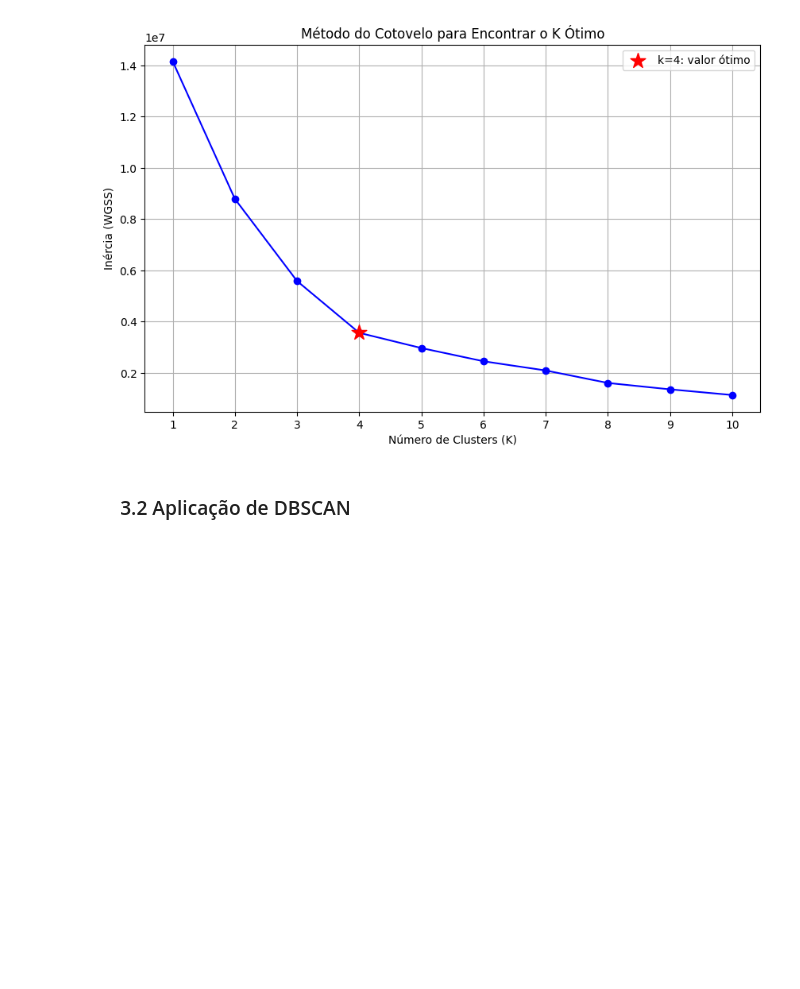
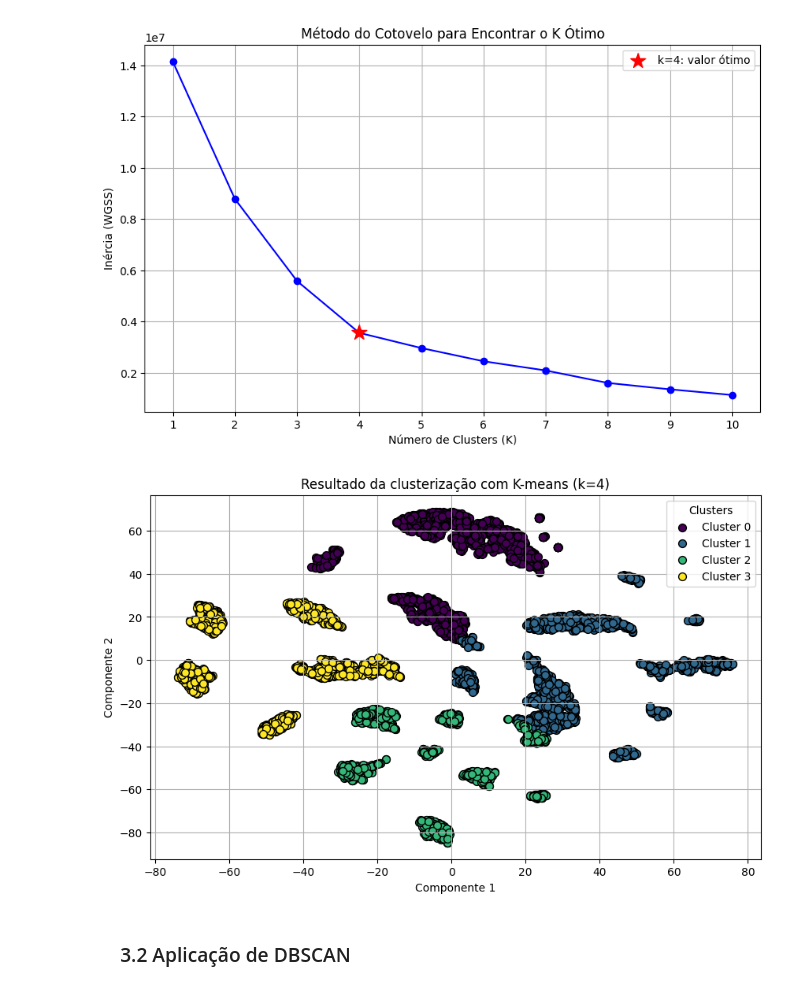
Before and after one commit to DouglaxN/project-unsupervised, a Jupyter notebook: Final/main.ipynb, the cells around one changed output. Drawn from its saved outputs; the diff is of its cells as text; code cells hidden in the pictures; blank space fills up the shorter version.

Commit message:
implement clusterization with k-means

```diff
--- a/Final/main.ipynb
+++ b/Final/main.ipynb
@@ -283,6 +330,32 @@ if k_target in k_range:
 plt.show()
 # %% [output]
 [figure]
+# %%
+# Aplicação do k-means com k=4
+kmeans = KMeans(n_clusters=4, max_iter=500, random_state=42)
+kmeans.fit(df_kmeans)
+kmeans_centroids = kmeans.cluster_centers_
+kmeans_labels = kmeans.labels_
+# %%
+# Visualização do k-means
+plt.figure(figsize=(10,6))
+
+# Plotar cada cluster separadamente para criar legenda clara
+unique_labels = np.unique(kmeans_labels)
+cmap = plt.get_cmap('viridis', len(unique_labels))
+for i, label in enumerate(unique_labels):
+    mask = kmeans_labels == label
+    plt.scatter(df_kmeans[mask, 0], df_kmeans[mask, 1], s=50, color=cmap(i), edgecolor='k', label=f'Cluster {int(label)}')
+
+# Criação do gráfico
+plt.title('Resultado da clusterização com K-means (k=4)')
+plt.xlabel('Componente 1')
+plt.ylabel('Componente 2')
+plt.grid(True)
+plt.legend(loc='upper right', title='Clusters')
+plt.show()
+# %% [output]
+[figure, added]
 # %% [markdown]
 ### &emsp;  3.2 Aplicação de DBSCAN
 # %% [markdown]
```
Also changed, not shown: parts of 6 cells of this notebook.
